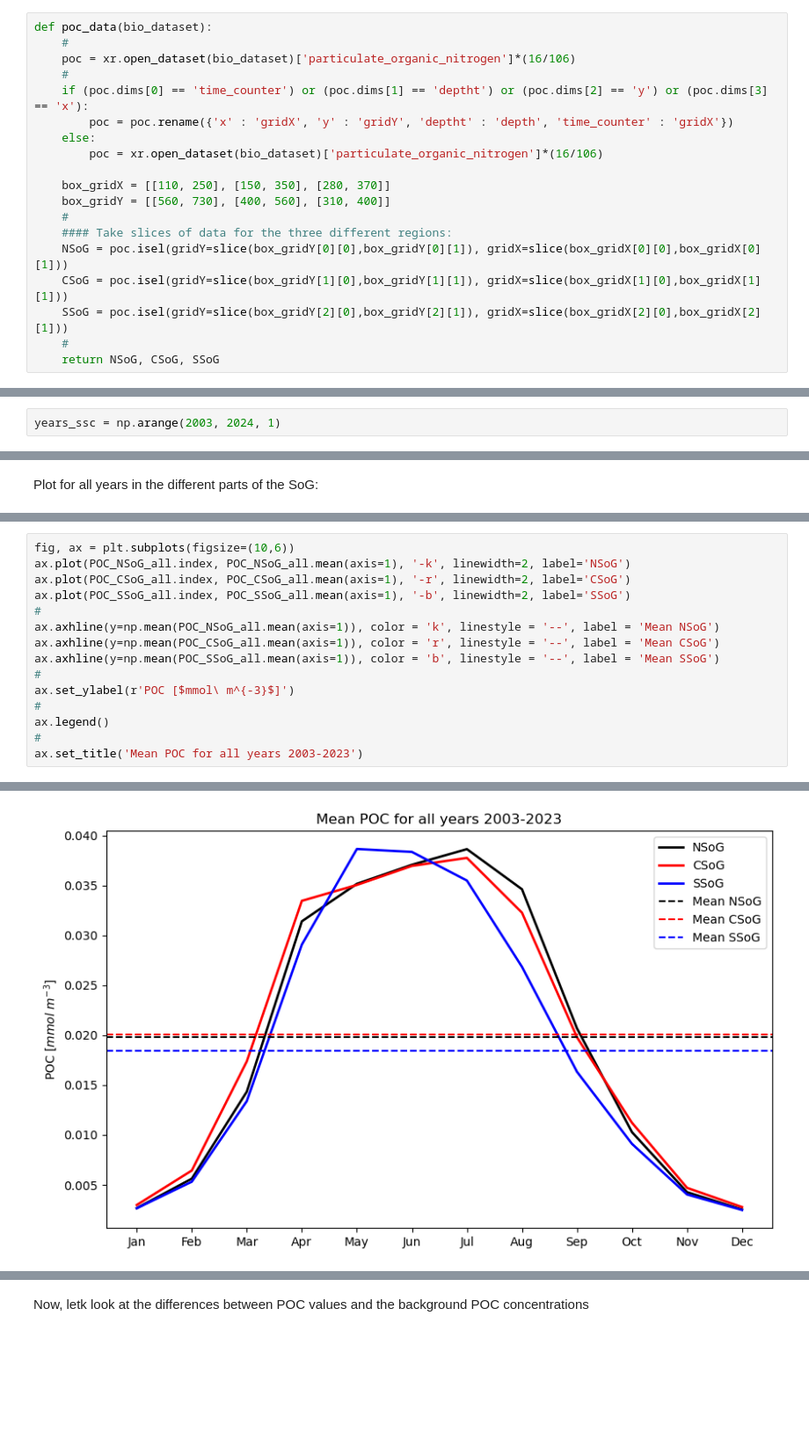
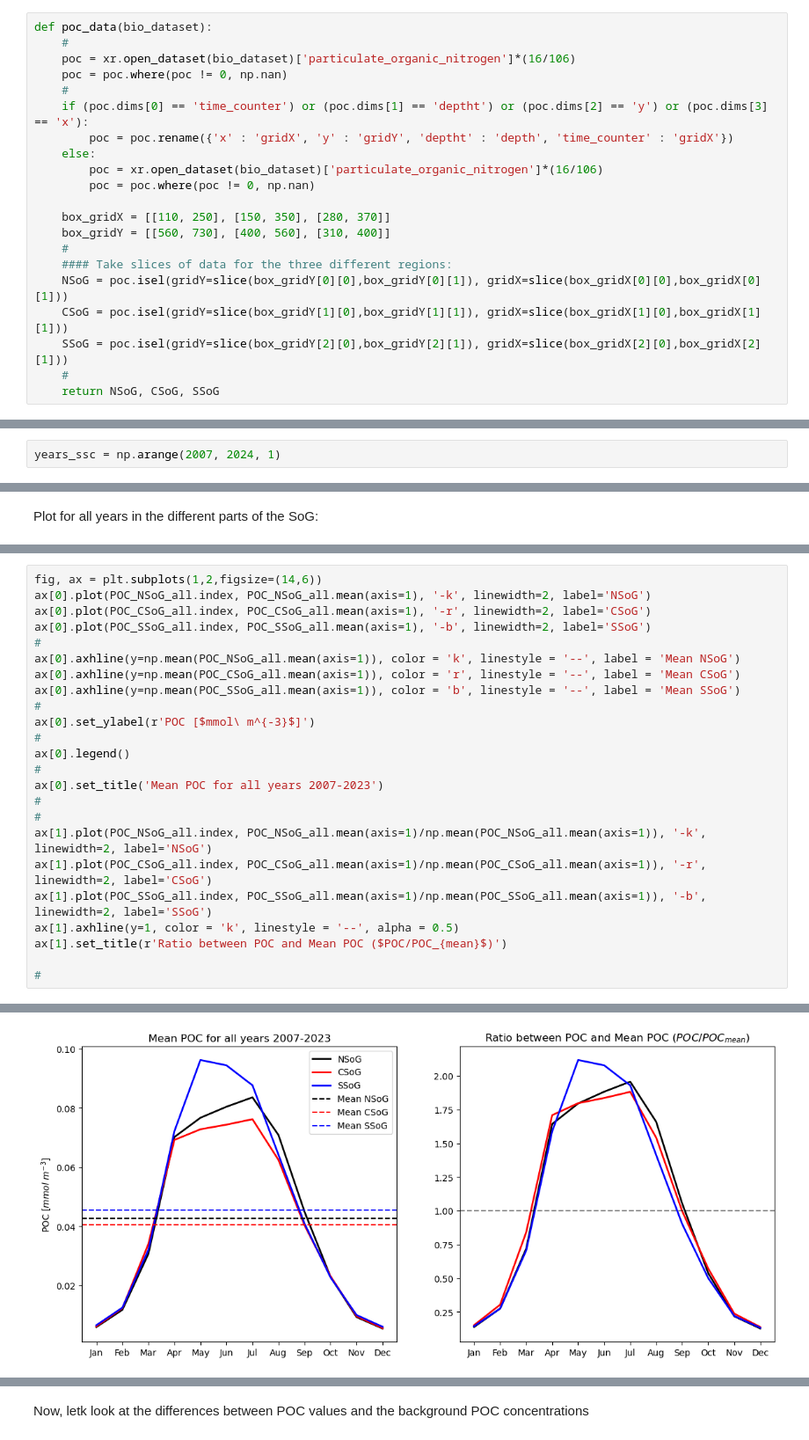
Before and after one commit to SalishSeaCast/analysis-vicente, a Jupyter notebook: Ocean_Parcels/drafts/POC_parameters.ipynb, the cells around one changed output, grey strips where cells are left out. Shown at 88% size. Drawn from its saved outputs; the diff is of its cells as text; blank space fills up the shorter version.

```diff
--- a/Ocean_Parcels/drafts/POC_parameters.ipynb
+++ b/Ocean_Parcels/drafts/POC_parameters.ipynb
@@ -295,11 +287,13 @@ Here I want to extract different regions from the Salish Sea to compare POC valu
 def poc_data(bio_dataset):
     #
     poc = xr.open_dataset(bio_dataset)['particulate_organic_nitrogen']*(16/106)
+    poc = poc.where(poc != 0, np.nan)
     #
     if (poc.dims[0] == 'time_counter') or (poc.dims[1] == 'deptht') or (poc.dims[2] == 'y') or (poc.dims[3] == 'x'):
         poc = poc.rename({'x' : 'gridX', 'y' : 'gridY', 'deptht' : 'depth', 'time_counter' : 'gridX'})
     else:
         poc = xr.open_dataset(bio_dataset)['particulate_organic_nitrogen']*(16/106)
+        poc = poc.where(poc != 0, np.nan)
 
     box_gridX = [[110, 250], [150, 350], [280, 370]]
     box_gridY = [[560, 730], [400, 560], [310, 400]]
@@ -439,7 +433,7 @@ axins.tick_params(which='both',bottom=False, top=False, left=False, right=False,
 # %% [markdown]
 Now, for all the years in the Salish Sea Cast Model:
 # %%
-years_ssc = np.arange(2003, 2024, 1)
+years_ssc = np.arange(2007, 2024, 1)
 # %%
 # Create pandas dataframes for easier manipulation an visualization of the data
 POC_NSoG_all = pd.DataFrame(columns = years_ssc, index = meses)
@@ -504,16 +498,25 @@ axins2.tick_params(which='both',bottom=False, top=False, left=False, right=False
 # %%
-fig, ax = plt.subplots(figsize=(10,6))
-ax.plot(POC_NSoG_all.index, POC_NSoG_all.mean(axis=1), '-k', linewidth=2, label='NSoG')
-ax.plot(POC_CSoG_all.index, POC_CSoG_all.mean(axis=1), '-r', linewidth=2, label='CSoG')
-ax.plot(POC_SSoG_all.index, POC_SSoG_all.mean(axis=1), '-b', linewidth=2, label='SSoG')
+fig, ax = plt.subplots(1,2,figsize=(14,6))
+ax[0].plot(POC_NSoG_all.index, POC_NSoG_all.mean(axis=1), '-k', linewidth=2, label='NSoG')
+ax[0].plot(POC_CSoG_all.index, POC_CSoG_all.mean(axis=1), '-r', linewidth=2, label='CSoG')
+ax[0].plot(POC_SSoG_all.index, POC_SSoG_all.mean(axis=1), '-b', linewidth=2, label='SSoG')
 #
-ax.axhline(y=np.mean(POC_NSoG_all.mean(axis=1)), color = 'k', linestyle = '--', label = 'Mean NSoG')
-ax.axhline(y=np.mean(POC_CSoG_all.mean(axis=1)), color = 'r', linestyle = '--', label = 'Mean CSoG')
-ax.axhline(y=np.mean(POC_SSoG_all.mean(axis=1)), color = 'b', linestyle = '--', label = 'Mean SSoG')
+ax[0].axhline(y=np.mean(POC_NSoG_all.mean(axis=1)), color = 'k', linestyle = '--', label = 'Mean NSoG')
+ax[0].axhline(y=np.mean(POC_CSoG_all.mean(axis=1)), color = 'r', linestyle = '--', label = 'Mean CSoG')
+ax[0].axhline(y=np.mean(POC_SSoG_all.mean(axis=1)), color = 'b', linestyle = '--', label = 'Mean SSoG')
 #
-ax.set_ylabel(r'POC [$mmol\ m^{-3}$]')
+ax[0].set_ylabel(r'POC [$mmol\ m^{-3}$]')
 #
-ax.legend()
+ax[0].legend()
 #
-ax.set_title('Mean POC for all years 2003-2023')
+ax[0].set_title('Mean POC for all years 2007-2023')
+#
+#
+ax[1].plot(POC_NSoG_all.index, POC_NSoG_all.mean(axis=1)/np.mean(POC_NSoG_all.mean(axis=1)), '-k', linewidth=2, label='NSoG')
+ax[1].plot(POC_CSoG_all.index, POC_CSoG_all.mean(axis=1)/np.mean(POC_CSoG_all.mean(axis=1)), '-r', linewidth=2, label='CSoG')
+ax[1].plot(POC_SSoG_all.index, POC_SSoG_all.mean(axis=1)/np.mean(POC_SSoG_all.mean(axis=1)), '-b', linewidth=2, label='SSoG')
+ax[1].axhline(y=1, color = 'k', linestyle = '--', alpha = 0.5)
+ax[1].set_title(r'Ratio between POC and Mean POC ($POC/POC_{mean}$)')
+
+#
 # %% [output]
@@ -521 +524 @@ Text(0.5, 1.0, 'Mean POC for all years 2003-2023')
-[figure, old version]
+[figure, new version]
```
Also changed, not shown: parts of 38 cells of this notebook, 1 other file.
